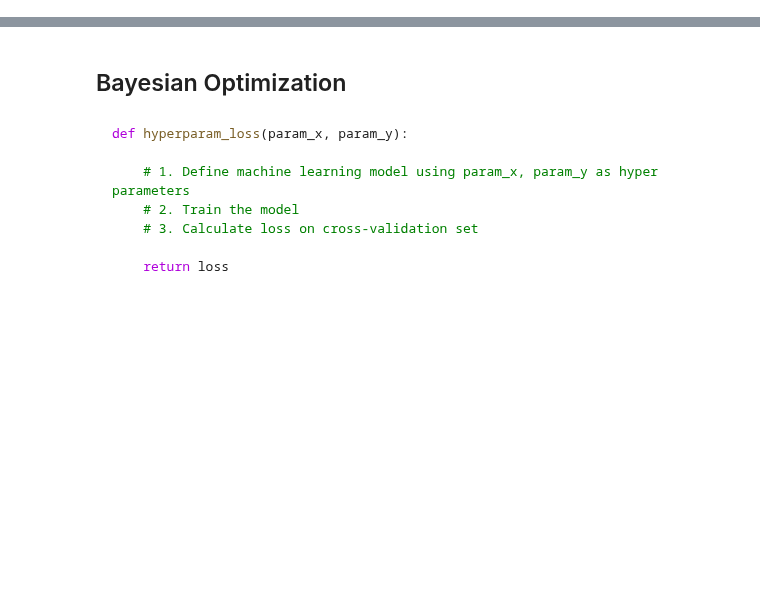
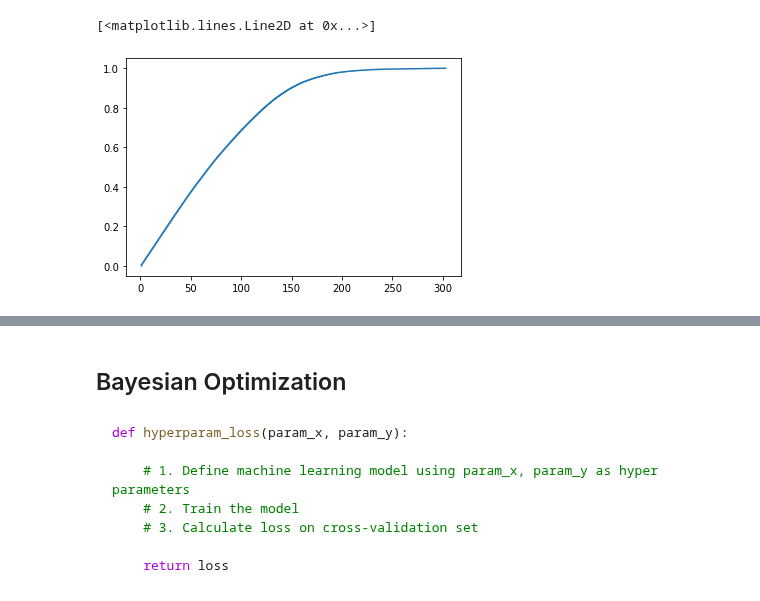
Before and after one commit to andrea-fantini/Predictive_Maintenance_Fanjet, a Jupyter notebook: notebooks/5 - Modeling.ipynb, the cells around one changed output, grey strips where cells are left out. Saved outputs shown, nothing was run; the diff lists cells and outputs as text; code cells hidden in the pictures; blank space fills up the shorter version.

```diff
--- a/notebooks/5 - Modeling.ipynb
+++ b/notebooks/5 - Modeling.ipynb
@@ -33,0 +361,19 @@ scaler = joblib.load("../data/scaler.pkl")
+# %%
+def ecdf(data):
+    """Compute ECDF for a one-dimensional array of measurements."""
+    # Number of data points: n
+    n = len(data)
+
+    # x-data for the ECDF: x
+    x = np.sort(data)
+
+    # y-data for the ECDF: y
+    y = np.arange(1, n+1) / n
+
+    return x, y
+# %%
+x,y = ecdf(scaler.inverse_transform(X_test_scaled)[:,0])
+plt.plot(x,y)
+# %% [output]
+[<matplotlib.lines.Line2D at 0x...>]
+[figure, added]
```
Also changed, not shown: parts of 28 cells of this notebook, 5 other files.
